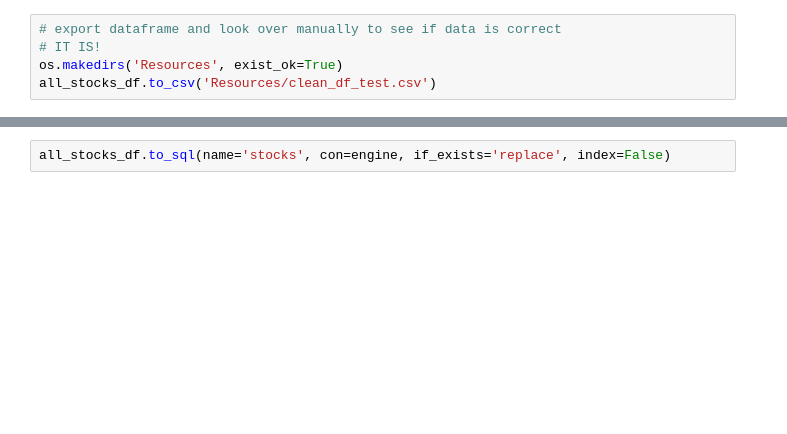
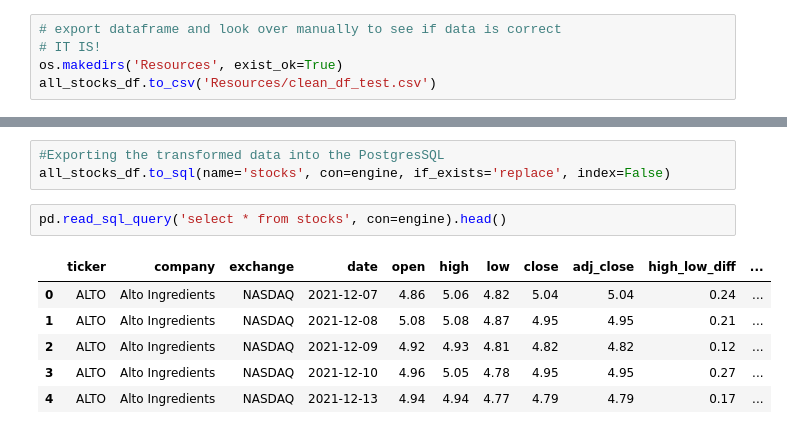
Before and after one commit to sontakkedipti/ETL--Stock-Project, a Jupyter notebook: Code/biofuel_stocks_webscrape.ipynb, the cells around one changed output, grey strips where cells are left out. Cells and saved outputs as stored; diff of their text form; blank space fills up the shorter version.

```diff
--- a/Code/biofuel_stocks_webscrape.ipynb
+++ b/Code/biofuel_stocks_webscrape.ipynb
@@ -191,2 +215,12 @@ engine.table_names()
 # %%
+#Exporting the transformed data into the PostgresSQL
 all_stocks_df.to_sql(name='stocks', con=engine, if_exists='replace', index=False)
+# %%
+pd.read_sql_query('select * from stocks', con=engine).head()
+# %% [output]
+|  | ticker | company | exchange | date | open | high | low | close | adj_close | high_low_diff | ... |
+| 0 | ALTO | Alto Ingredients | NASDAQ | 2021-12-07 | 4.86 | 5.06 | 4.82 | 5.04 | 5.04 | 0.24 | ... |
+| 1 | ALTO | Alto Ingredients | NASDAQ | 2021-12-08 | 5.08 | 5.08 | 4.87 | 4.95 | 4.95 | 0.21 | ... |
+| 2 | ALTO | Alto Ingredients | NASDAQ | 2021-12-09 | 4.92 | 4.93 | 4.81 | 4.82 | 4.82 | 0.12 | ... |
+| 3 | ALTO | Alto Ingredients | NASDAQ | 2021-12-10 | 4.96 | 5.05 | 4.78 | 4.95 | 4.95 | 0.27 | ... |
+| 4 | ALTO | Alto Ingredients | NASDAQ | 2021-12-13 | 4.94 | 4.94 | 4.77 | 4.79 | 4.79 | 0.17 | ... |
```
Also changed, not shown: parts of 13 cells of this notebook, 3 other files.
